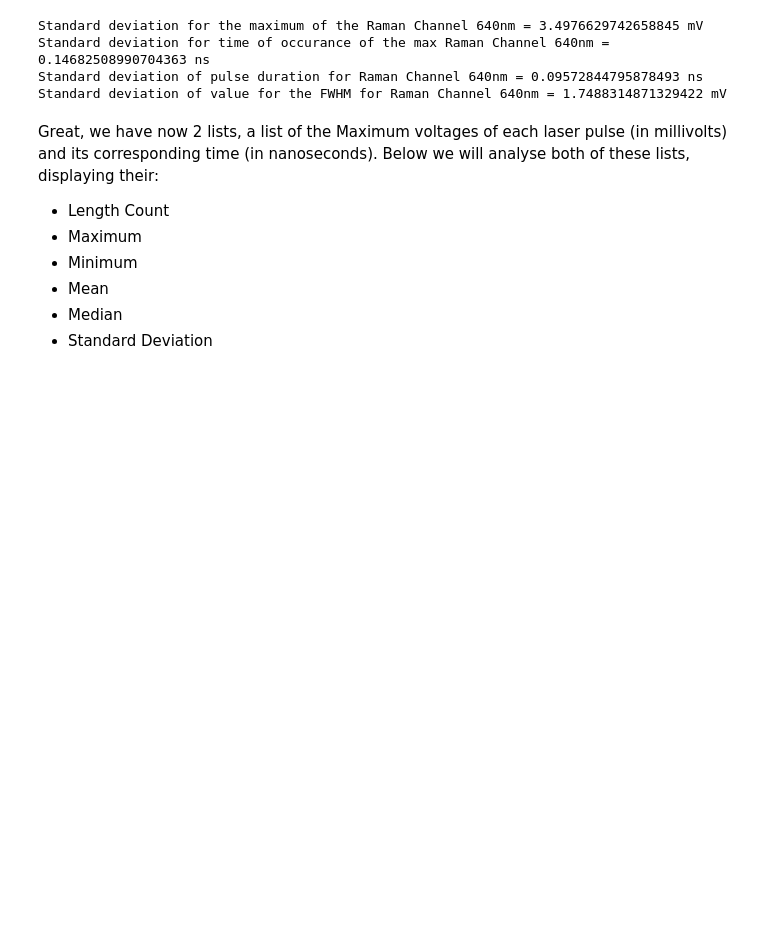
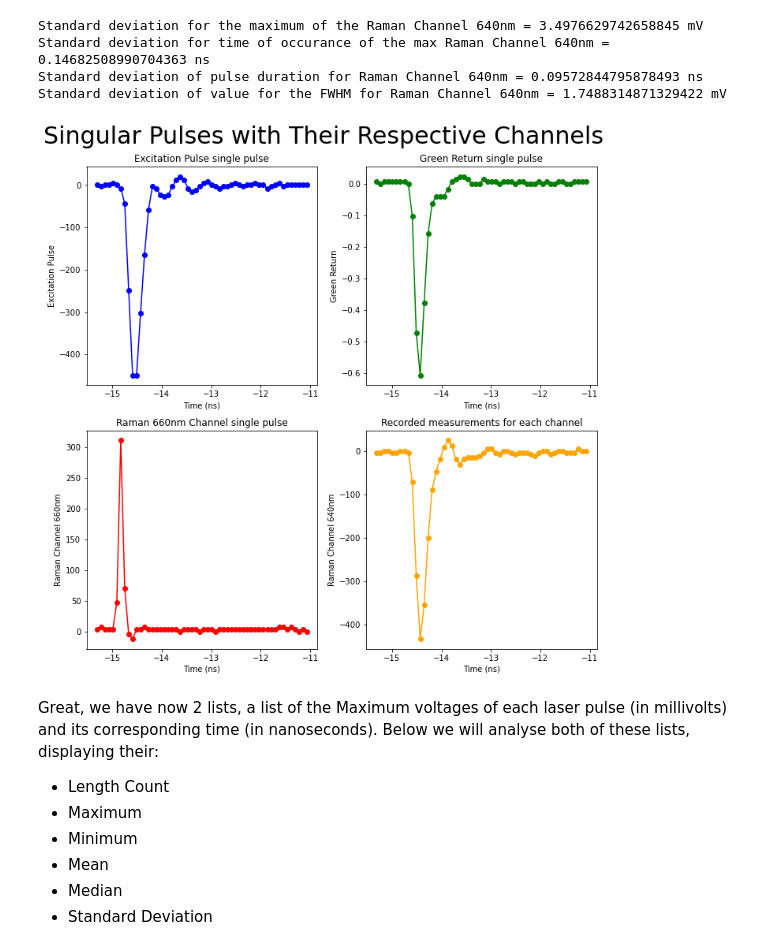
Before and after one commit to Herman1429/Water-Project, a Jupyter notebook: Analysis of Picoscope Data.ipynb, the cells around one changed output. Cells and saved outputs as stored; diff of their text form; code cells hidden in the pictures; blank space fills up the shorter version.

```diff
--- a/Analysis of Picoscope Data.ipynb
+++ b/Analysis of Picoscope Data.ipynb
@@ -360,3 +382,33 @@ Standard deviation of value for the FWHM for Raman Channel 640nm = 1.74883148713
+# %%
+#Plot all columns against Time
+fig, ([ax1,ax2],[ax3,ax4]) = plt.subplots(nrows=2,ncols=2,figsize=(10,10))
+
+ax1.scatter(df0.index,df0.Excitation_Pulse, c='blue')
+ax1.plot(df0.index,df0.Excitation_Pulse, c='blue')
+ax1.set_title('Excitation Pulse single pulse')
+ax1.set(xlabel = 'Time (ns)', ylabel = 'Excitation Pulse')
+
+ax2.scatter(df0.index,df0.Green_Return_532nm, c='green')
+ax2.plot(df0.index,df0.Green_Return_532nm, c='green')
+ax2.set_title('Green Return single pulse')
+ax2.set(xlabel = 'Time (ns)', ylabel = 'Green Return')
+
+ax3.scatter(df0.index,df0.Raman_Channel_Detection_660nm, c='red')
+ax3.plot(df0.index,df0.Raman_Channel_Detection_660nm, c='red')
+ax3.set_title('Raman 660nm Channel single pulse')
+ax3.set(xlabel = 'Time (ns)', ylabel = 'Raman Channel 660nm')
+
+ax4.scatter(df0.index,df0.Raman_Channel_Detection_640nm, c='orange')
+ax4.plot(df0.index,df0.Raman_Channel_Detection_640nm, c='orange')
+ax4.set_title('Raman 640nm Channel single pulse')
+ax4.set(xlabel = 'Time (ns)', ylabel = 'Raman Channel 640nm')
+
+fig.suptitle('Singular Pulses with Their Respective Channels', fontsize=30)
+plt.tight_layout()
+plt.title('Recorded measurements for each channel')
+plt.show()
+# %% [output]
+[figure, added]
 # %% [markdown]
 Great, we have now 2 lists, a list of the Maximum voltages of each laser pulse (in millivolts) and its corresponding time (in nanoseconds). Below we will analyse both of these lists, displaying their:
 - Length Count
```
Also changed, not shown: parts of 1 cell of this notebook, 6 other files.
